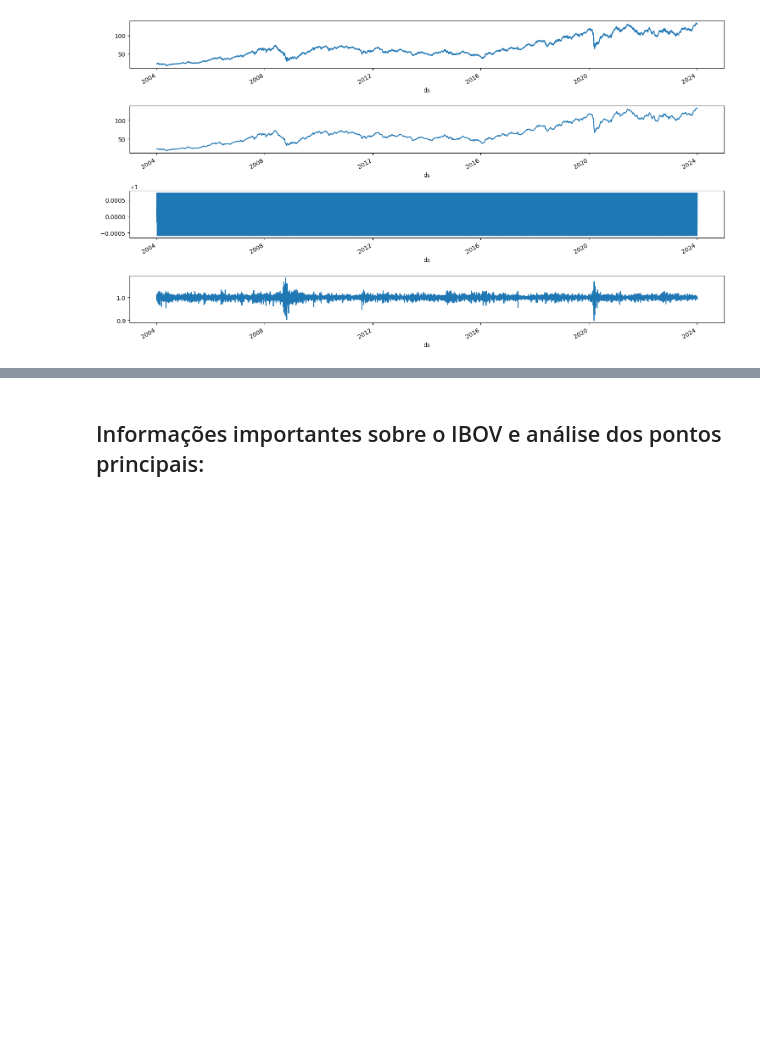
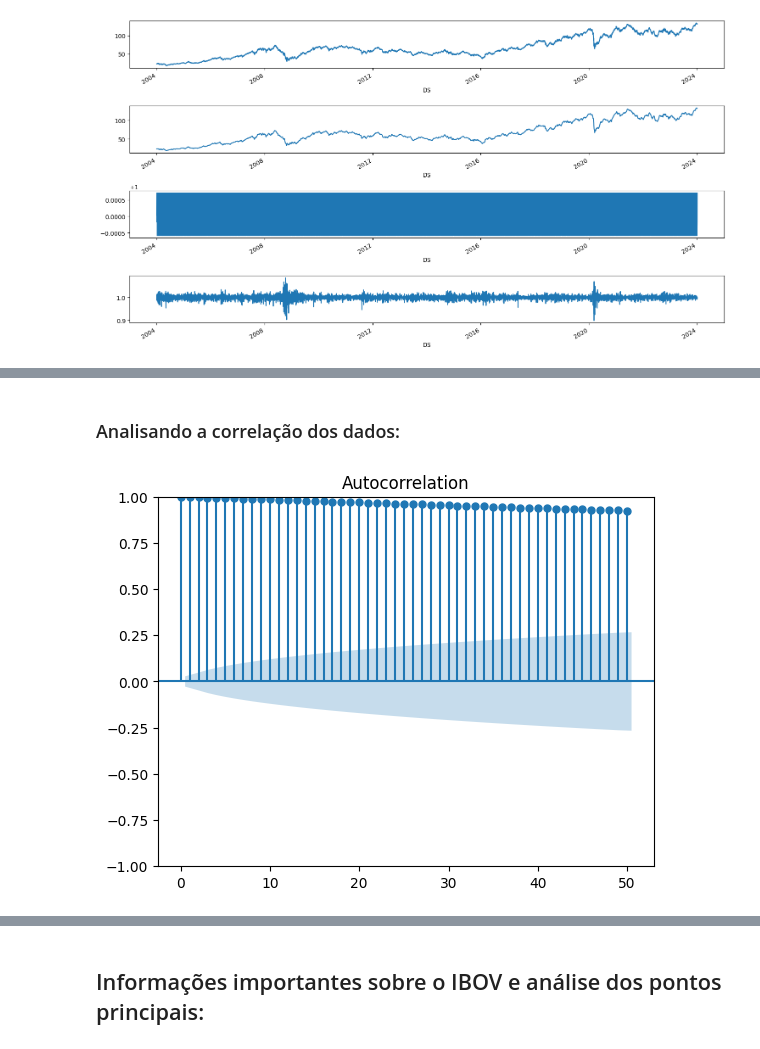
Before and after one commit to alexandre-guerra/Analise-IBOV, a Jupyter notebook: eda.ipynb, the cells around one changed output, grey strips where cells are left out. Saved outputs shown, nothing was run; the diff lists cells and outputs as text; code cells hidden in the pictures; blank space fills up the shorter version.

```diff
--- a/eda.ipynb
+++ b/eda.ipynb
@@ -180,0 +237,10 @@ plt.tight_layout()
+# %% [markdown]
+### Analisando a correlação dos dados:
+# %%
+df_corr = df.copy()
+df_corr = df_corr['Y']
+df_corr = df_corr.to_frame()
+sm.graphics.tsa.plot_acf(df_corr, lags=50, alpha=0.05)
+plt.show()
+# %% [output]
+[figure, added]
```
Also changed, not shown: parts of 22 cells of this notebook, 2 other files.
